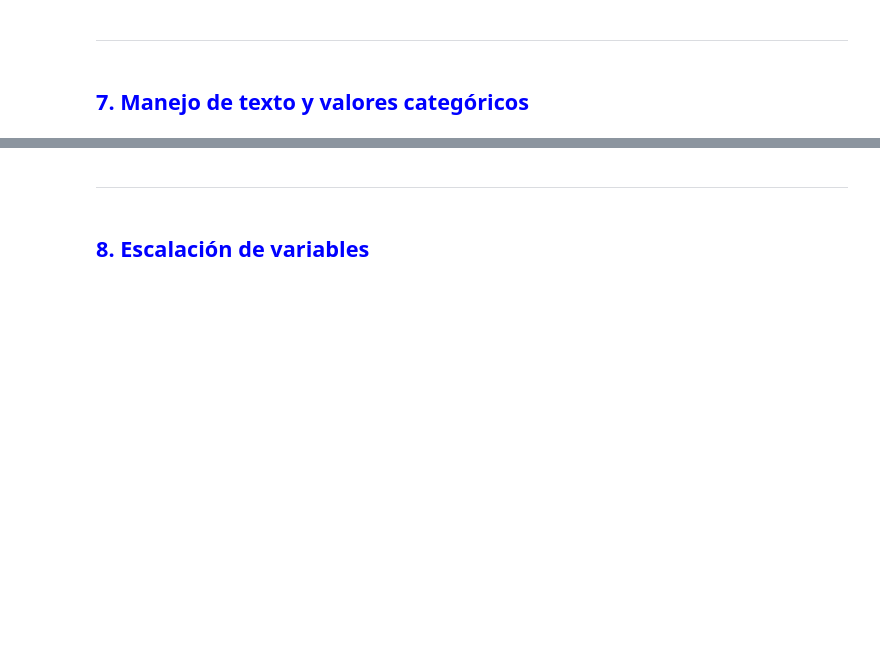
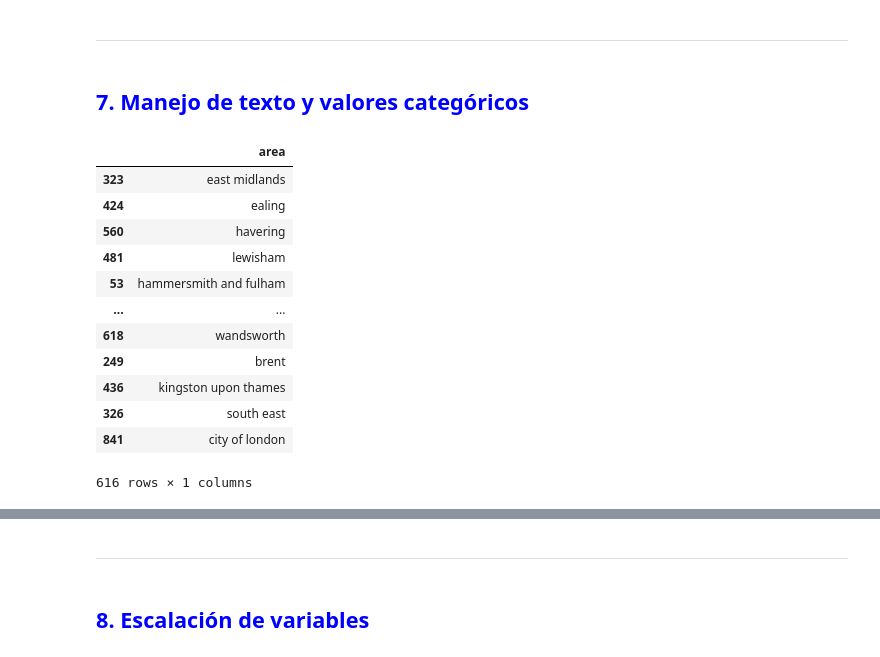
Before and after one commit to gabrielgudino/real_state, a Jupyter notebook: Cap2_plantilla.ipynb, the cells around one changed output, grey strips where cells are left out. Saved outputs shown, nothing was run; the diff lists cells and outputs as text; code cells hidden in the pictures; blank space fills up the shorter version.

```diff
--- a/Cap2_plantilla.ipynb
+++ b/Cap2_plantilla.ipynb
@@ -550,3 +536,21 @@ Porque el SimpleImputer rellena todas las columnas al mismo tiempo y esto en un
 ***
 # %% [markdown]
 ## <span style="color:Blue">7. Manejo de texto y valores categóricos </span>
+# %%
+#definir que variable vamos a cambiar a valor numérico
+df_cat = df[["area"]]
+df_cat
+# %% [output]
+|  | area |
+| 323 | east midlands |
+| 424 | ealing |
+| 560 | havering |
+| 481 | lewisham |
+| 53 | hammersmith and fulham |
+| ... | ... |
+| 618 | wandsworth |
+| 249 | brent |
+| 436 | kingston upon thames |
+| 326 | south east |
+| 841 | city of london |
+616 rows × 1 columns
```
Also changed, not shown: parts of 108 cells of this notebook.
